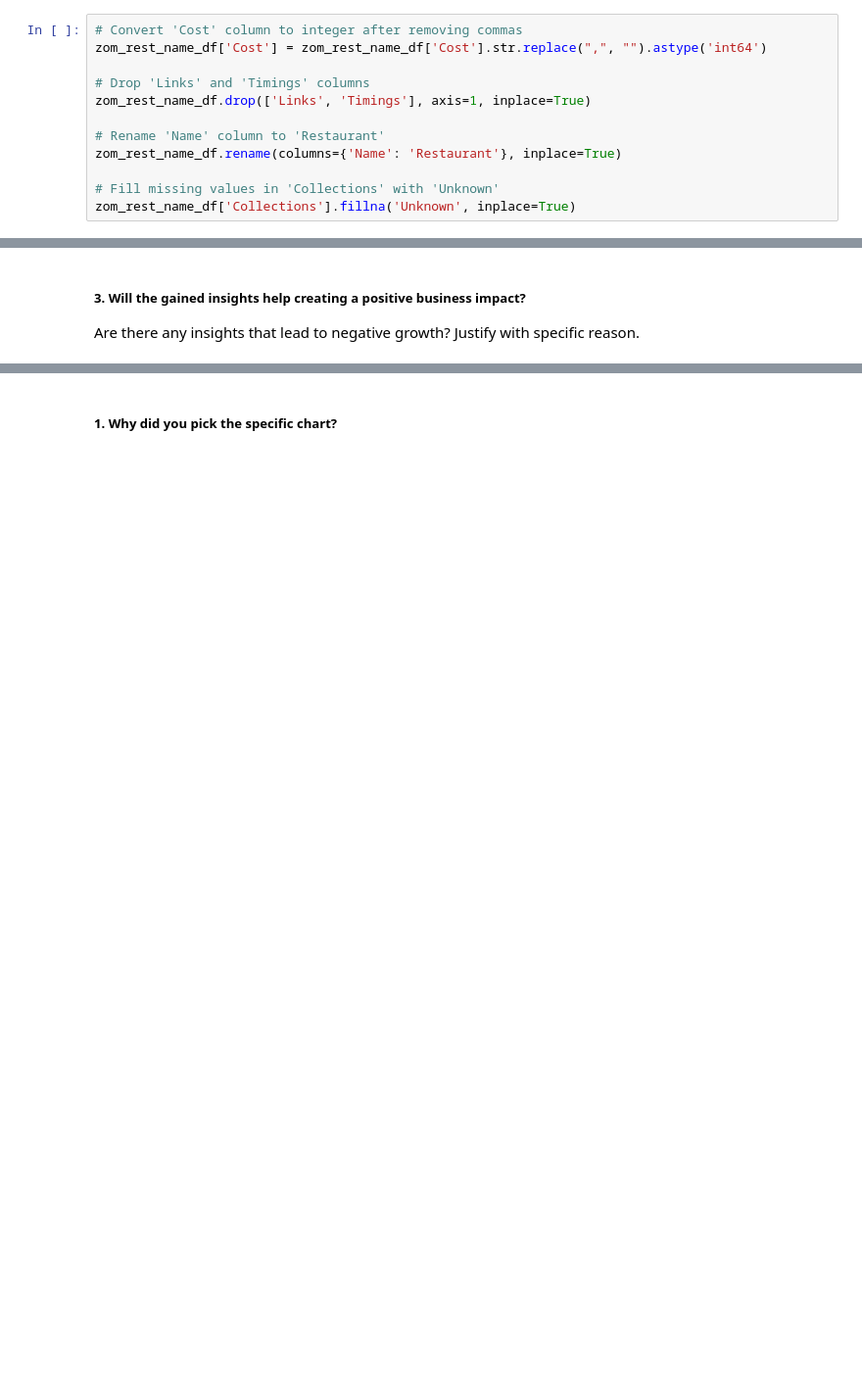
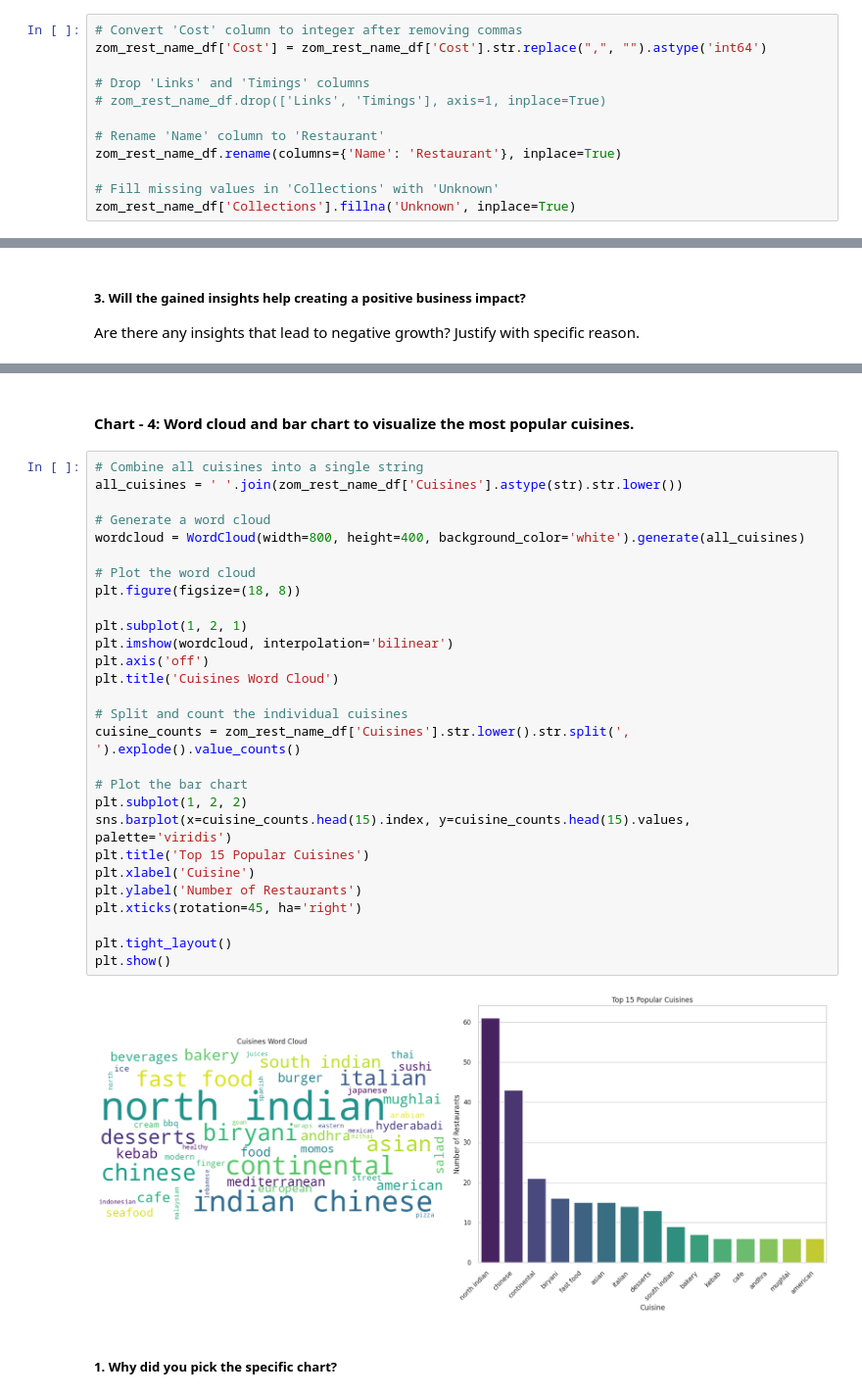
Before and after one commit to JatinKrRana/Alma_Better-Capstone_Project_1, a Jupyter notebook: Zomato_Restaurant_Clustering_And_Sentiment_Analysis.ipynb, the cells around one changed output, grey strips where cells are left out. Shown at 98% size. Cells and saved outputs as stored; diff of their text form; blank space fills up the shorter version.

```diff
--- a/Zomato_Restaurant_Clustering_And_Sentiment_Analysis.ipynb
+++ b/Zomato_Restaurant_Clustering_And_Sentiment_Analysis.ipynb
@@ -477,7 +477,7 @@ dtype: int64
 zom_rest_name_df['Cost'] = zom_rest_name_df['Cost'].str.replace(",", "").astype('int64')
 
 # Drop 'Links' and 'Timings' columns
-zom_rest_name_df.drop(['Links', 'Timings'], axis=1, inplace=True)
+# zom_rest_name_df.drop(['Links', 'Timings'], axis=1, inplace=True)
 
 # Rename 'Name' column to 'Restaurant'
 zom_rest_name_df.rename(columns={'Name': 'Restaurant'}, inplace=True)
@@ -633,2 +688,34 @@ Answer Here
+# %% [markdown]
+#### Chart - 4: Word cloud and bar chart to visualize the most popular cuisines.
+# %%
+# Combine all cuisines into a single string
+all_cuisines = ' '.join(zom_rest_name_df['Cuisines'].astype(str).str.lower())
+
+# Generate a word cloud
+wordcloud = WordCloud(width=800, height=400, background_color='white').generate(all_cuisines)
+
+# Plot the word cloud
+plt.figure(figsize=(18, 8))
+
+plt.subplot(1, 2, 1)
+plt.imshow(wordcloud, interpolation='bilinear')
+plt.axis('off')
+plt.title('Cuisines Word Cloud')
+
+# Split and count the individual cuisines
+cuisine_counts = zom_rest_name_df['Cuisines'].str.lower().str.split(', ').explode().value_counts()
+
+# Plot the bar chart
+plt.subplot(1, 2, 2)
+sns.barplot(x=cuisine_counts.head(15).index, y=cuisine_counts.head(15).values, palette='viridis')
+plt.title('Top 15 Popular Cuisines')
+plt.xlabel('Cuisine')
+plt.ylabel('Number of Restaurants')
+plt.xticks(rotation=45, ha='right')
+
+plt.tight_layout()
+plt.show()
+# %% [output]
+[figure, added]
 # %% [markdown]
 ##### 1. Why did you pick the specific chart?
```
Also changed, not shown: parts of 52 cells of this notebook.
